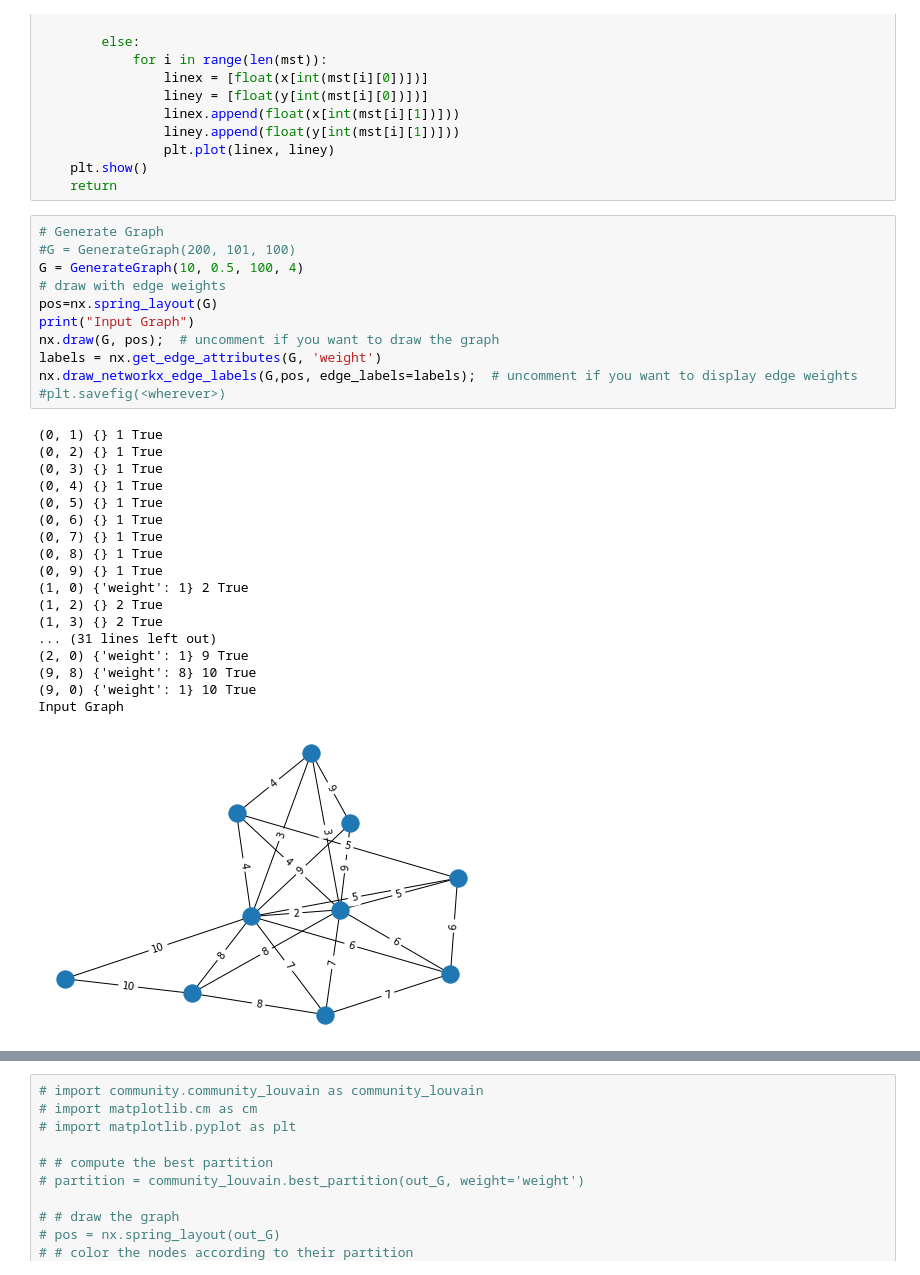
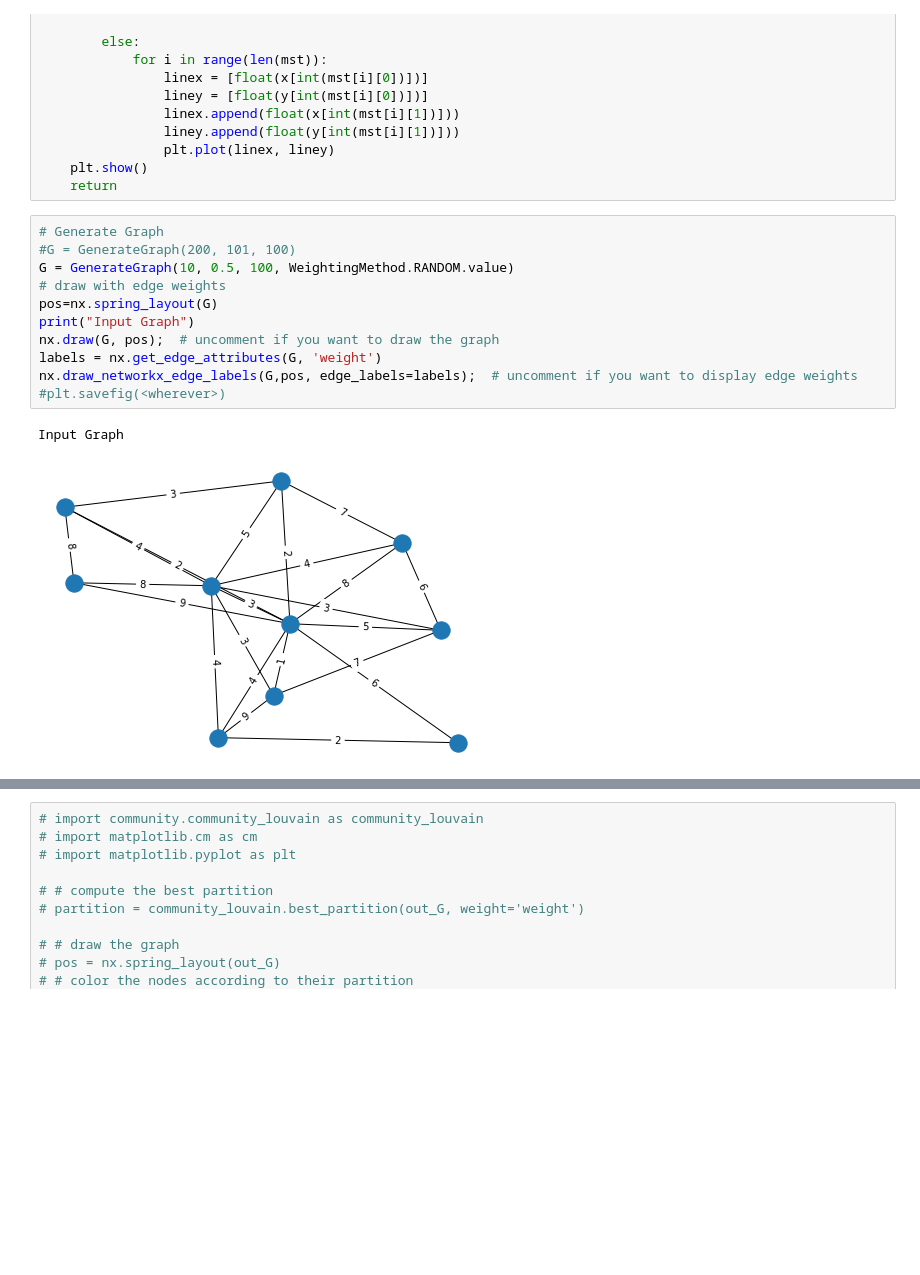
Before and after one commit to phuong-tm/2ima35-mpa, a Jupyter notebook: 2IMA35 Report 1.ipynb, the cells around one changed output, grey strips where cells are left out. Cells and saved outputs as stored; diff of their text form; blank space fills up the shorter version.

```diff
--- a/2IMA35 Report 1.ipynb
+++ b/2IMA35 Report 1.ipynb
@@ -463,32 +451,16 @@ def plot_mst(vertices, mst, intermediate=False, plot_cluster=False, num_clusters
 # %%
 # Generate Graph
 #G = GenerateGraph(200, 101, 100)
-G = GenerateGraph(10, 0.5, 100, 4)
+G = GenerateGraph(10, 0.5, 100, WeightingMethod.RANDOM.value)
 # draw with edge weights
 pos=nx.spring_layout(G)
 print("Input Graph")
 nx.draw(G, pos);  # uncomment if you want to draw the graph
 labels = nx.get_edge_attributes(G, 'weight')
 nx.draw_networkx_edge_labels(G,pos, edge_labels=labels);  # uncomment if you want to display edge weights
 #plt.savefig(<wherever>)
 # %% [output]
-(0, 1) {} 1 True
-(0, 2) {} 1 True
-(0, 3) {} 1 True
-(0, 4) {} 1 True
-(0, 5) {} 1 True
-(0, 6) {} 1 True
-(0, 7) {} 1 True
-(0, 8) {} 1 True
-(0, 9) {} 1 True
-(1, 0) {'weight': 1} 2 True
-(1, 2) {} 2 True
-(1, 3) {} 2 True
-... (31 lines left out)
-(2, 0) {'weight': 1} 9 True
-(9, 8) {'weight': 8} 10 True
-(9, 0) {'weight': 1} 10 True
 Input Graph
-[figure, old version]
+[figure, new version]
 # %%
 # compute mst
```
Also changed, not shown: parts of 8 cells of this notebook.
